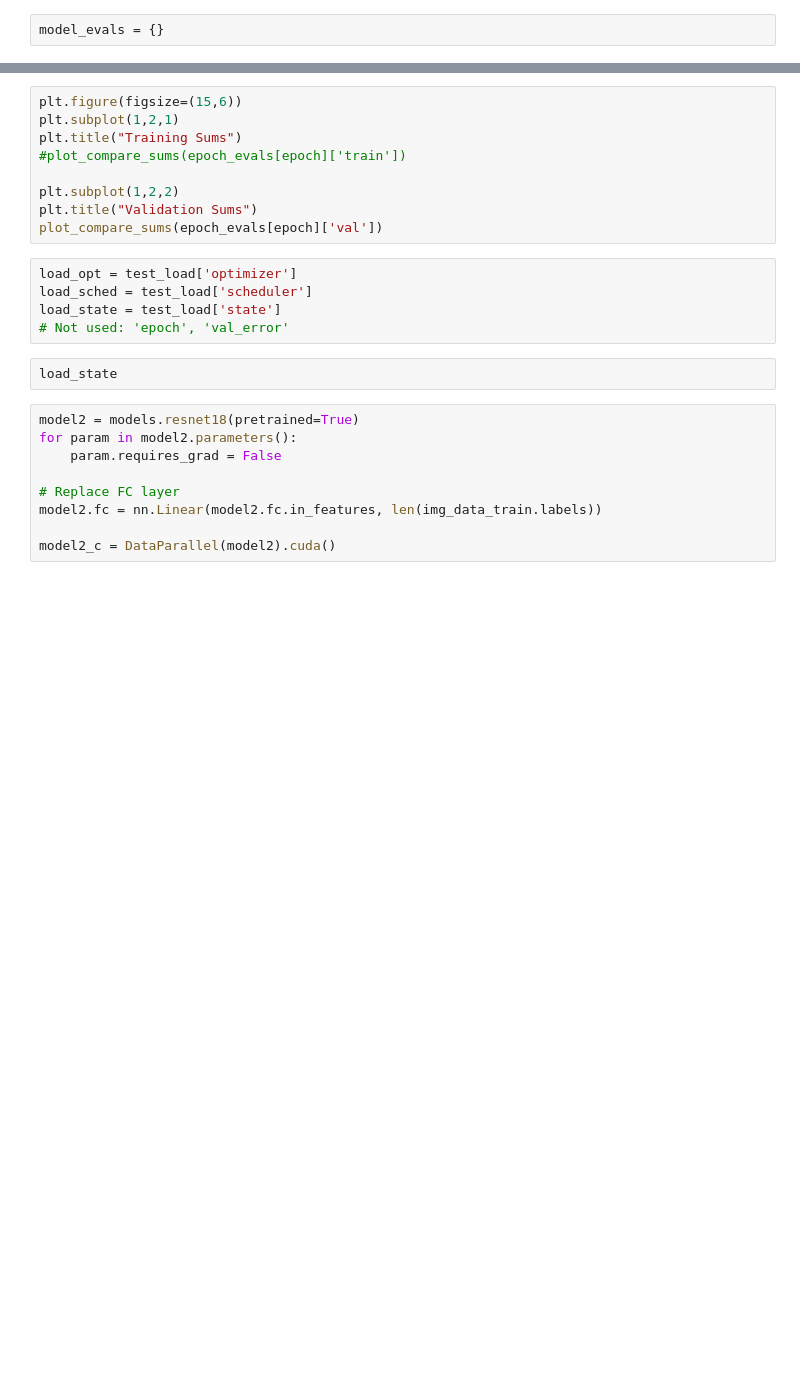
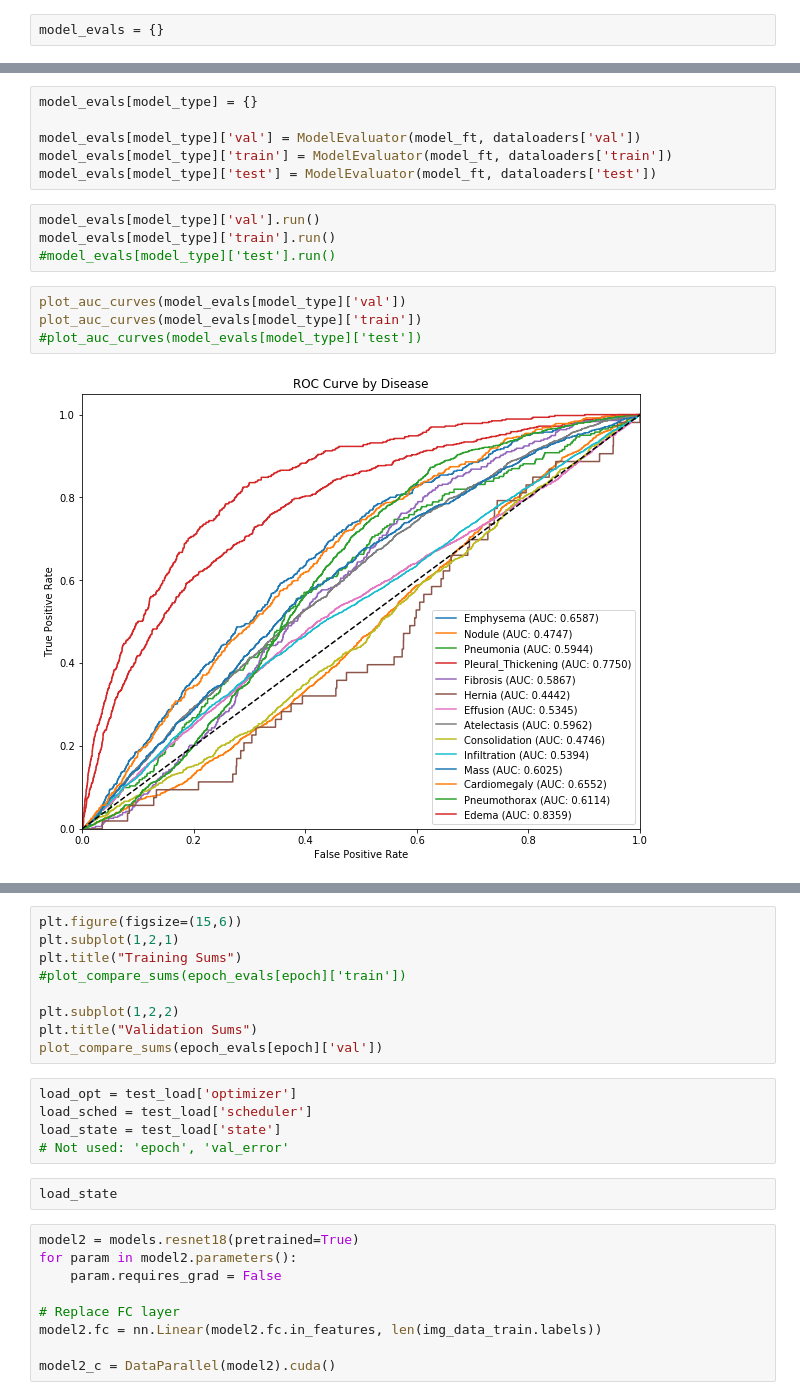
Before and after one commit to pmanion0/xrayproj, a Jupyter notebook: Load and Analyze Neural Network.ipynb, the cells around one changed output, grey strips where cells are left out. Saved outputs shown, nothing was run; the diff lists cells and outputs as text; blank space fills up the shorter version.

```diff
--- a/Load and Analyze Neural Network.ipynb
+++ b/Load and Analyze Neural Network.ipynb
@@ -573,0 +601,16 @@ plot_auc_curves(epoch_evals[epoch]['val'])
+# %%
+model_evals[model_type] = {}
+
+model_evals[model_type]['val'] = ModelEvaluator(model_ft, dataloaders['val'])
+model_evals[model_type]['train'] = ModelEvaluator(model_ft, dataloaders['train'])
+model_evals[model_type]['test'] = ModelEvaluator(model_ft, dataloaders['test'])
+# %%
+model_evals[model_type]['val'].run()
+model_evals[model_type]['train'].run()
+#model_evals[model_type]['test'].run()
+# %%
+plot_auc_curves(model_evals[model_type]['val'])
+plot_auc_curves(model_evals[model_type]['train'])
+#plot_auc_curves(model_evals[model_type]['test'])
+# %% [output]
+[figure, added]
```
Also changed, not shown: parts of 14 cells of this notebook, 1 other file.
